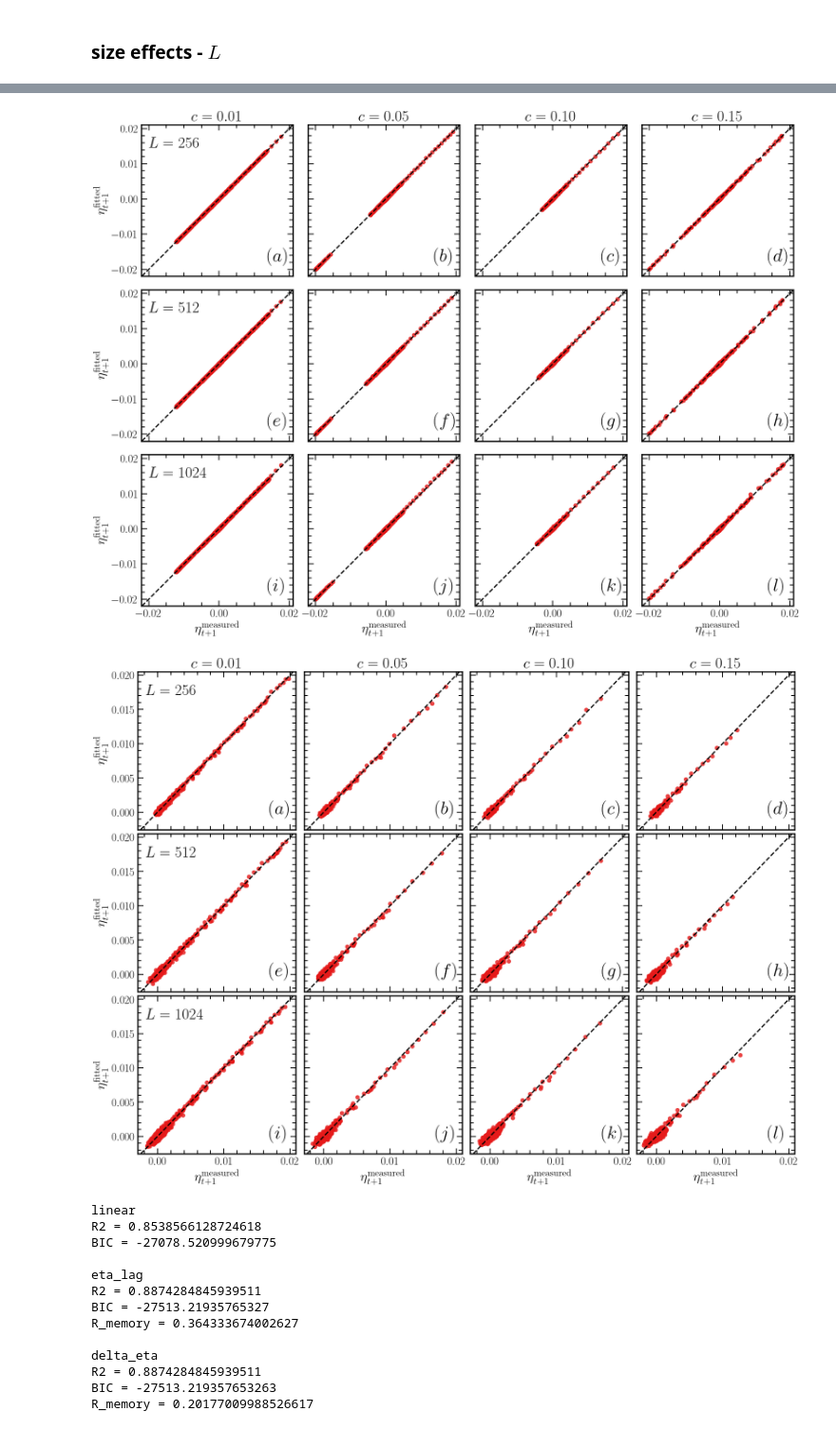
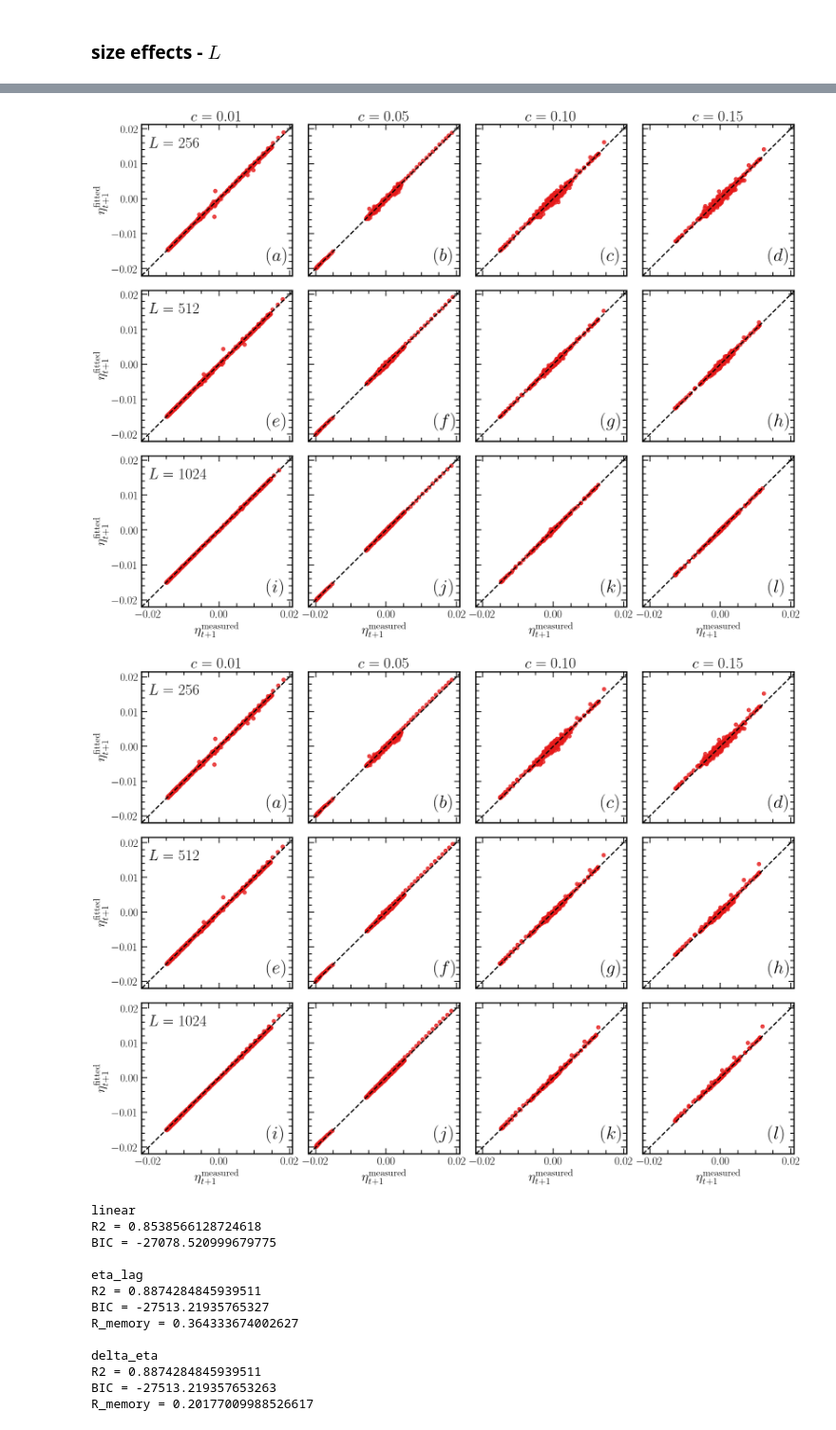
Before and after one commit to JuniorAlencar/self_organization_percolation, a Jupyter notebook: jupyter/1Color_3D.ipynb, the cells around one changed output, grey strips where cells are left out. Shown at 95% size. Cells and saved outputs as stored; diff of their text form; code cells hidden in the pictures.

```diff
--- a/jupyter/1Color_3D.ipynb
+++ b/jupyter/1Color_3D.ipynb
@@ -572,16 +730,15 @@ ft_common
 # %% [markdown]
 ### $c$ effects
 # %%
-L = 1024
+L = 64
 #c = 0.01
 c_lst = [0.01, 0.05, 0.1, 0.15]
-sw = 300
 type_perc = 'bond'
 dim = 3
-ns = 2
+ns = 1
 rho = 1/ns
 p0_target = 0.6
-P0_target = 1.0
+P0_target = 0.2
 figsize =  (12, 8)
 fig, ax = plt.subplots(
     figsize=figsize,
@@ -602,13 +759,18 @@ fs_labels = 30
 fs_legend = 25
 fs_labels_fig = 30
 colors = (0.9,0.1,0.1),(0.1,0.9,0.1),(0.1,0.1,0.9),(0.8,0.2,0.8)
+
+c_lst = [0.01, 0.05]
+ft_lst = [0.0465101, 0.0480975]
+
 for idx, c in enumerate(c_lst):
-    fT = ft_common[ft_common['c']==c]['ft_min'].values[0]
+#    fT = ft_common[ft_common['c']==c]['ft_min'].values[0]
+    fT = ft_lst[idx]
     path = (
         f"../SOP_data/published_dynamic/{type_perc}_percolation/"
         f"num_colors_{ns}/dim_{dim}/L_{L}/"
         f"fT_constant/fT_{fT:.6e}/"
-        f"c_{c:.6e}/rho_{rho:.4e}/stationary_window_{sw}/"
+        f"c_{c:.6e}/rho_{rho:.4e}/"
     )
 
     fn = "properties_dynamic_bundle.json"
@@ -648,13 +810,12 @@ plt.show()
 L_lst = [256, 512, 1024]
 #c = 0.01
 c = 0.1
-sw = 300
 type_perc = 'bond'
 dim = 3
 ns = 1
 rho = 1/ns
 p0_target = 0.6
-P0_target = 1.0
+P0_target = 0.2
 figsize =  (12, 8)
 fig, ax = plt.subplots(
     figsize=figsize,
@@ -682,7 +843,7 @@ for idx, L in enumerate(L_lst):
         f"../SOP_data/published_dynamic/{type_perc}_percolation/"
         f"num_colors_{ns}/dim_{dim}/L_{L}/"
         f"fT_constant/fT_{fT:.6e}/"
-        f"c_{c:.6e}/rho_{rho:.4e}/stationary_window_{sw}/"
+        f"c_{c:.6e}/rho_{rho:.4e}/"
     )
 
     fn = "properties_dynamic_bundle.json"
@@ -719,7 +880,6 @@ plt.show()
 # %%
 L_lst = [256, 512, 1024]
-sw = 300
-P0_target = 1.0
+P0_target = 0.2
 p0_target = 0.6
 type_perc = 'bond'
 dim = 3
@@ -755,7 +915,7 @@ for idx_L, L in enumerate(L_lst):
             f"../SOP_data/published_dynamic/{type_perc}_percolation/"
             f"num_colors_{ns}/dim_{dim}/L_{L}/"
             f"fT_constant/fT_{fT:.6e}/"
-            f"c_{c:.6e}/rho_{rho:.4e}/stationary_window_{sw}/"
+            f"c_{c:.6e}/rho_{rho:.4e}/"
         )
 
         fn = "properties_dynamic_bundle.json"
@@ -843,7 +1003,7 @@ for idx, ax in enumerate(axes.flatten()):
 #plt.savefig(f"../results/{ns}Color/3D/eta_fmin.pdf")
 plt.show()
 # %% [output]
-[figure, old version]
+[figure, new version]
 # %%
 import numpy as np
 import matplotlib.pyplot as plt
@@ -935,8 +1095,8 @@ def collect_residual_data(
     return data
 # %%
 L_lst = [256, 512, 1024]
-sw = 300
-P0_target = 1.0
+
+P0_target = 0.2
 p0_target = 0.6
 type_perc = 'bond'
 dim = 3
@@ -972,7 +1132,7 @@ for idx_L, L in enumerate(L_lst):
             f"../SOP_data/published_dynamic/{type_perc}_percolation/"
             f"num_colors_{ns}/dim_{dim}/L_{L}/"
             f"fT_constant/fT_{fT:.6e}/"
-            f"c_{c:.6e}/rho_{rho:.4e}/stationary_window_{sw}/"
+            f"c_{c:.6e}/rho_{rho:.4e}/"
         )
 
         fn = "properties_dynamic_bundle.json"
@@ -1031,35 +1191,35 @@ for idx_L, L in enumerate(L_lst):
             ax.set_title(fr"$c={c:.2f}$", fontsize=25)
 
 
 for idx, ax in enumerate(axes[:, 0]):
     ax.set_ylabel(r"$\eta_{t+1}^{\mathrm{fitted}}$", fontsize=22)
     ax.text(
             0.05,
             0.92,
             fr"$L={L_lst[idx]}$",
             transform=ax.transAxes,
             fontsize=25,
             va="top",
             ha="left"
             )
 for ax in axes[-1, :]:
     ax.set_xlabel(r"$\eta_{t+1}^{\mathrm{measured}}$", fontsize=22)
 
 for idx, ax in enumerate(axes.flatten()):
     ax.tick_params(axis="both", which="major", labelsize=18)
     ax.minorticks_on()
     ax.text(
         0.83,
         0.10,
         label(idx),
         transform=ax.transAxes,
         fontsize=fs_l_fig
     )
 
-plt.savefig(f"../results/{ns}Color/3D/mode_{mode}.pdf")
+#plt.savefig(f"../results/{ns}Color/3D/mode_{mode}.pdf")
 plt.show()
 # %% [output]
-[figure, old version]
+[figure, new version]
 # %%
 res_linear = fit_linear_feedback_model(
     t=t,
```
Also changed, not shown: parts of 8 cells of this notebook, 19 other files.
